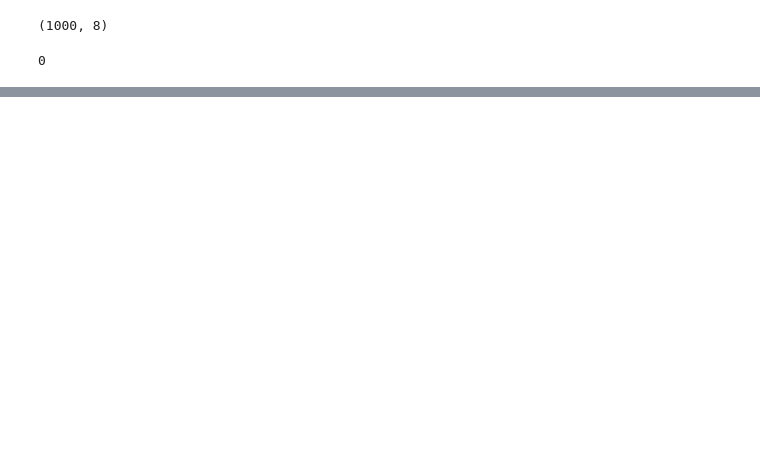
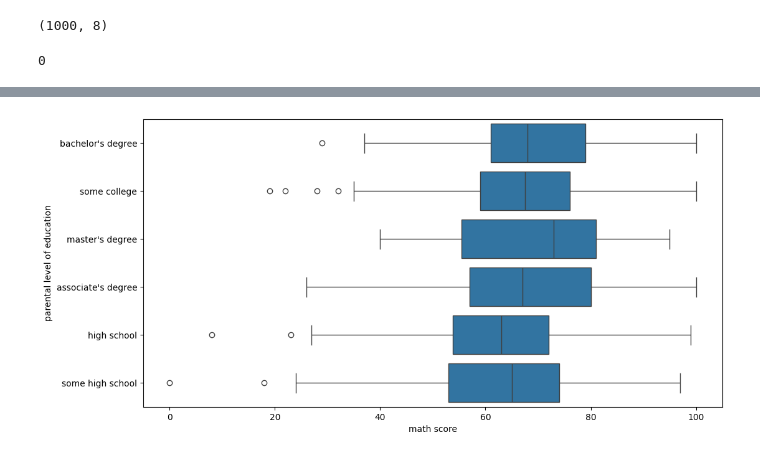
Before and after one commit to cantosmorella/StudentPerformance, a Jupyter notebook: notebook/1.EDA_Student.ipynb, the cells around one changed output, grey strips where cells are left out. Drawn from its saved outputs; the diff is of its cells as text; code cells hidden in the pictures; blank space fills up the shorter version.

```diff
--- a/notebook/1.EDA_Student.ipynb
+++ b/notebook/1.EDA_Student.ipynb
@@ -39,0 +102,6 @@ dtype: int64
+# %%
+plt.figure(figsize=(12, 6)) # Hacemos el gráfico más ancho para que se lean los nombres
+sns.boxplot(y='parental level of education', x='math score', data=df)
+plt.show()
+# %% [output]
+[figure, added]
```
Also changed, not shown: parts of 12 cells of this notebook.
